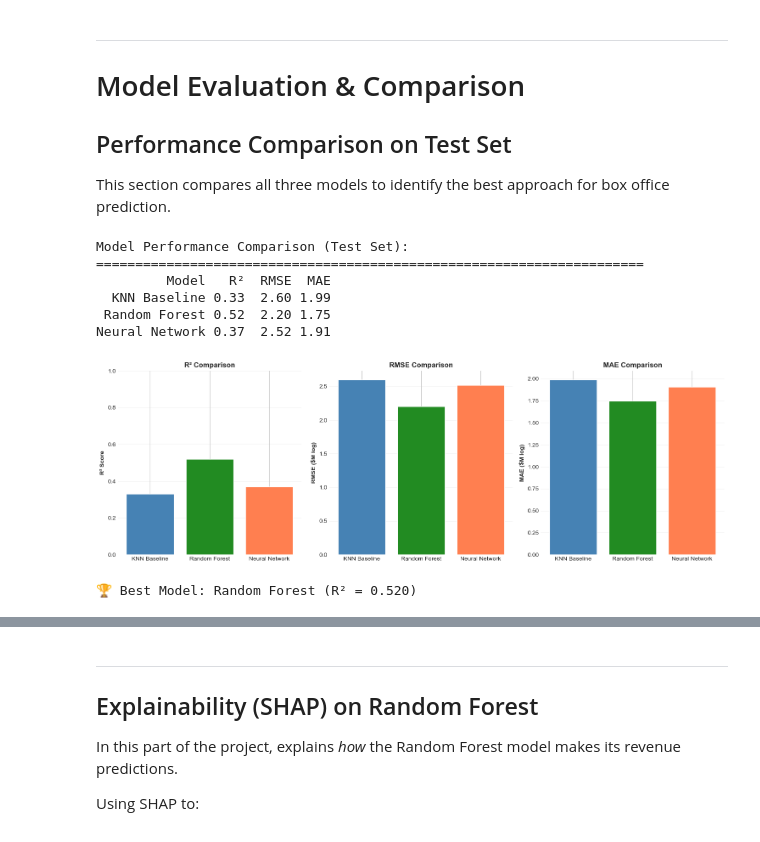
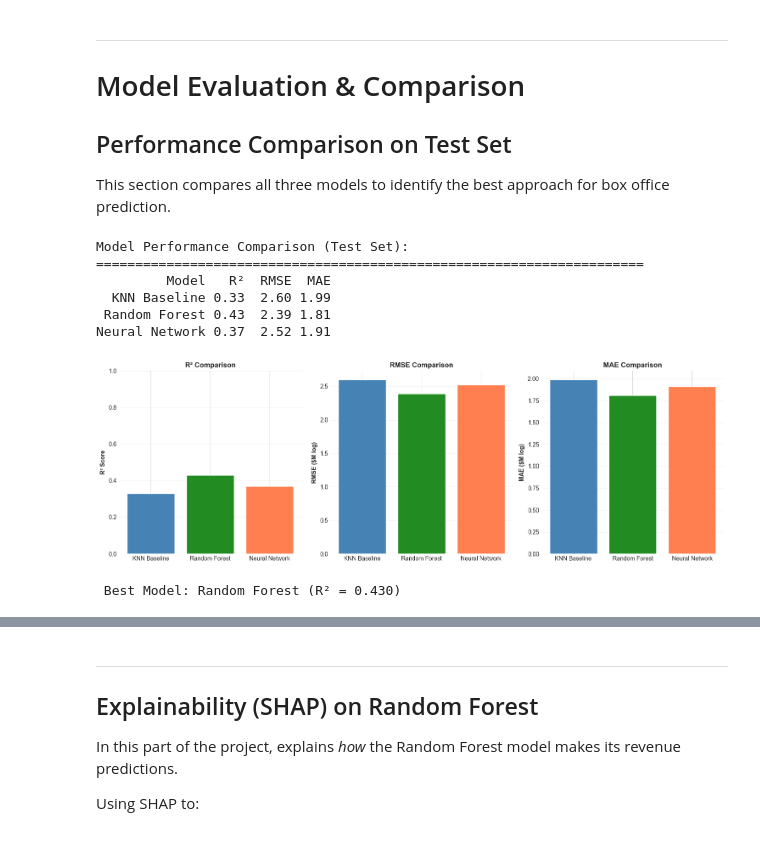
Before and after one commit to sreejoniroy23-commits/AIforBusiness, a Jupyter notebook: Notebook2_modelling_Jan4.ipynb, the cells around one changed output, grey strips where cells are left out. Saved outputs shown, nothing was run; the diff lists cells and outputs as text; code cells hidden in the pictures.

```diff
--- a/Notebook2_modelling_Jan4.ipynb
+++ b/Notebook2_modelling_Jan4.ipynb
@@ -3291,16 +3295,17 @@ Typical (Median) Prediction Error: $9,422,851.50
 
 This section compares all three models to identify the best approach for box office prediction.
 # %%
+# Benita
 # Model Comparison on Test Set
 import pandas as pd
 import matplotlib.pyplot as plt
 
-# IMPORTANT: Update these values with actual results from running all models above
+# IMPORTANT: Update the values with actual results from running all models above
 results = {
     'Model': ['KNN Baseline', 'Random Forest', 'Neural Network'],
-    'R²': [0.33, 0.52, 0.37],  # UPDATE with actual values
-    'RMSE': [2.60, 2.20, 2.52],  # UPDATE with actual values
-    'MAE': [1.99, 1.75, 1.91]  # UPDATE with actual values
+    'R²': [0.33, 0.43, 0.37],      # R² values
+    'RMSE': [2.60, 2.39, 2.52],    # RMSE values
+    'MAE': [1.99, 1.81, 1.91]      # MAE values
 }
 
 comparison_df = pd.DataFrame(results)
@@ -3320,37 +3325,37 @@ axes[0].set_ylim([0, 1])
 axes[0].grid(True, alpha=0.3, axis='y')
 
 # RMSE
 axes[1].bar(comparison_df['Model'], comparison_df['RMSE'],
             color=['steelblue', 'forestgreen', 'coral'])
 axes[1].set_ylabel('RMSE ($M log)', fontweight='bold')
 axes[1].set_title('RMSE Comparison', fontweight='bold')
 axes[1].grid(True, alpha=0.3, axis='y')
 
 # MAE
 axes[2].bar(comparison_df['Model'], comparison_df['MAE'],
             color=['steelblue', 'forestgreen', 'coral'])
 axes[2].set_ylabel('MAE ($M log)', fontweight='bold')
 axes[2].set_title('MAE Comparison', fontweight='bold')
 axes[2].grid(True, alpha=0.3, axis='y')
 
 plt.tight_layout()
 plt.show()
 
 # Best model
 best_idx = comparison_df['R²'].idxmax()
 best_model = comparison_df.loc[best_idx, 'Model']
 best_r2 = comparison_df.loc[best_idx, 'R²']
 
-print(f"\n🏆 Best Model: {best_model} (R² = {best_r2:.3f})")
+print(f"\n Best Model: {best_model} (R² = {best_r2:.3f})")
 # %% [output]
 Model Performance Comparison (Test Set):
 ======================================================================
          Model   R²  RMSE  MAE
   KNN Baseline 0.33  2.60 1.99
- Random Forest 0.52  2.20 1.75
+ Random Forest 0.43  2.39 1.81
 Neural Network 0.37  2.52 1.91
-[figure, old version]
+[figure, new version]
-🏆 Best Model: Random Forest (R² = 0.520)
+ Best Model: Random Forest (R² = 0.430)
 # %% [markdown]
 ## Key Findings
 
```
Also changed, not shown: parts of 19 cells of this notebook.
